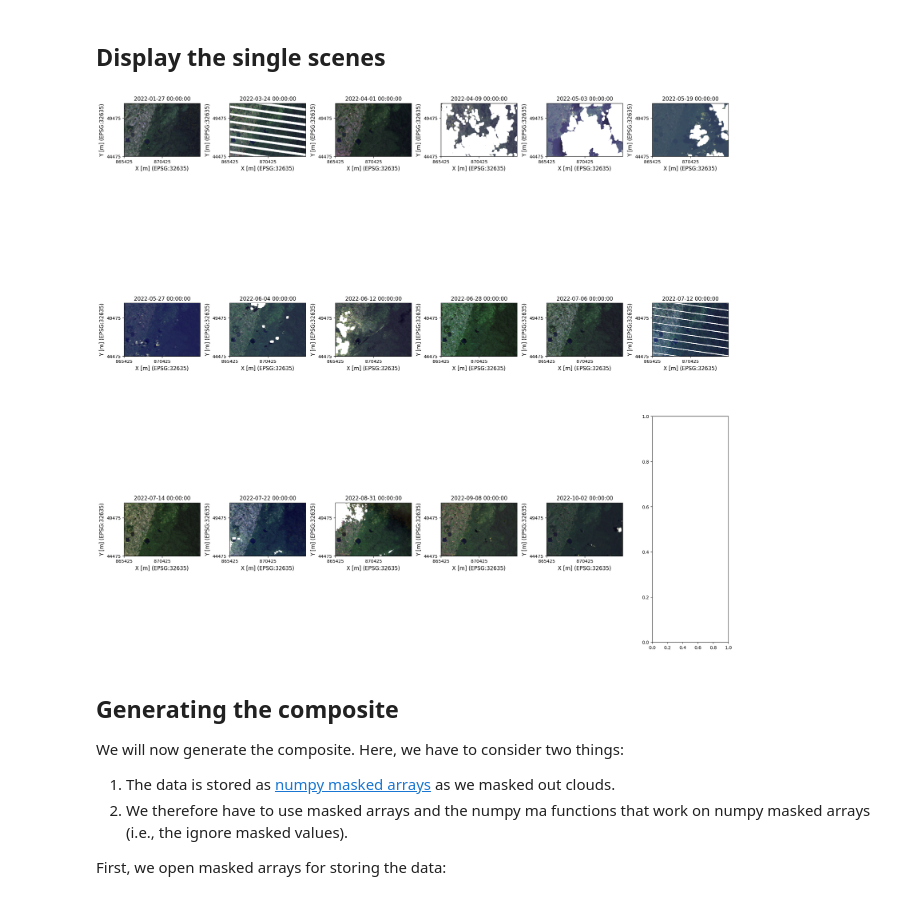
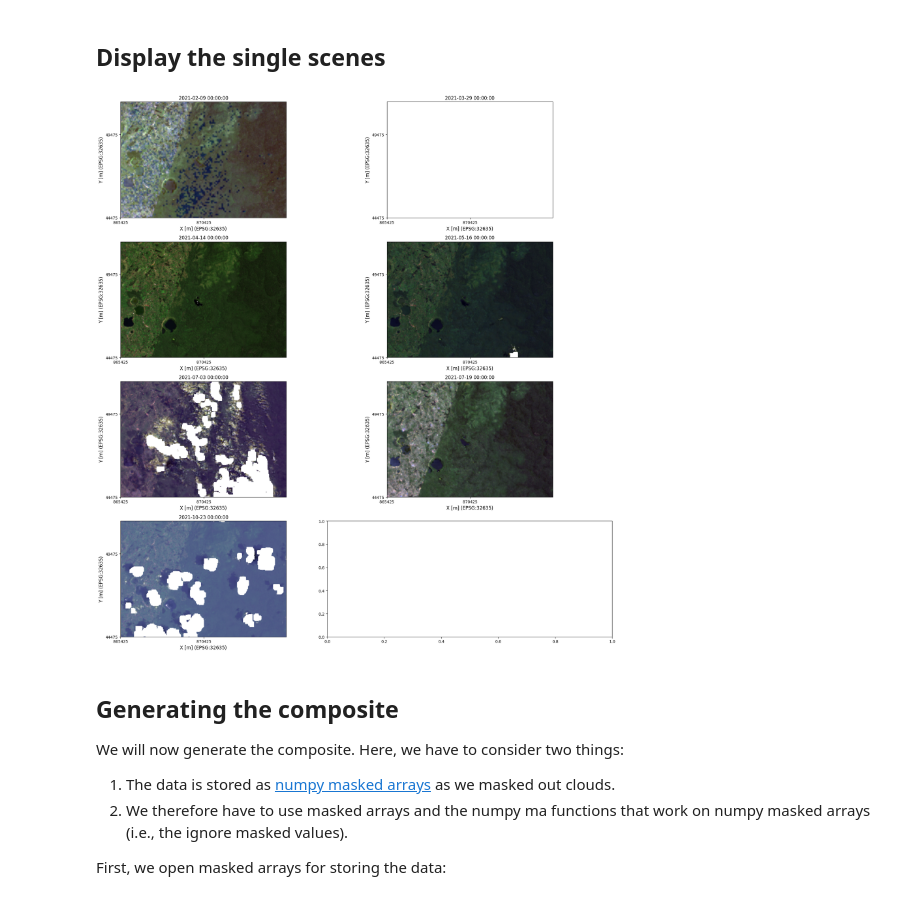
Before and after one commit to ftimcke/LULC-classification, a Jupyter notebook: download_landsat_composite_oneyear.ipynb, the cells around one changed output. Drawn from its saved outputs; the diff is of its cells as text; code cells hidden in the pictures.

```diff
--- a/download_landsat_composite_oneyear.ipynb
+++ b/download_landsat_composite_oneyear.ipynb
@@ -24,7 +24,7 @@ In this notebook, you will learn how to generate a multi-temporal mosaic of Land
 # %% [markdown]
 ## Setting up the EOdal Mapper
 # %%
-year = 2022
+year = 2021
 # %%
 from datetime import datetime
 from pathlib import Path
@@ -62,7 +62,8 @@ time_end = datetime(year, 12, 31)
 metadata_filters = [
     Filter('eo:cloud_cover', '<', 30),
     Filter('landsat:wrs_path', '==', '173'),
-    Filter('landsat:wrs_row', '==', '060')
+    Filter('landsat:wrs_row', '==', '060'),
+    Filter('instruments', '==', 'oli')
 ]
 
 # set up the Mapper configuration
@@ -174,9 +172,9 @@ shapes
 # %%
 
 # The mapper returns the single scenes. As we told the EOdal to mask out clouds, a significant share if the pixels is masked out. We will aggregate them in the next step.
-f = mapper.data.plot(band_selection=['red', 'green', 'blue'], figsize=(20, 20))
+f = mapper.data.plot(band_selection=['red', 'green', 'blue'], figsize = (20, 20), max_scenes_in_row = 2)
 # %% [output]
-[figure, old version]
+[figure, new version]
 # %% [markdown]
 ## Generating the composite
 
```
Also changed, not shown: parts of 6 cells of this notebook, 1 other file.
